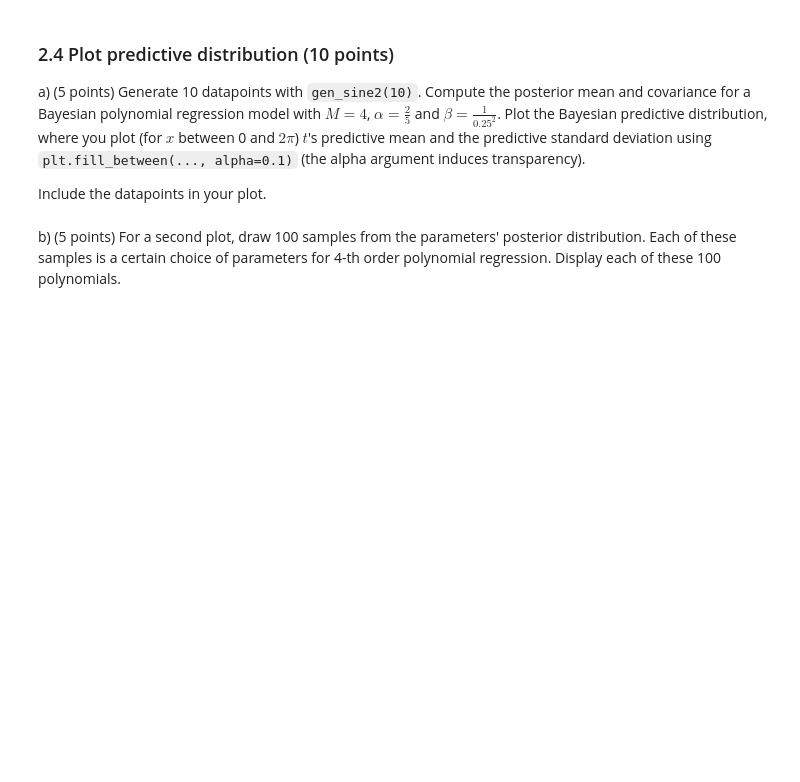
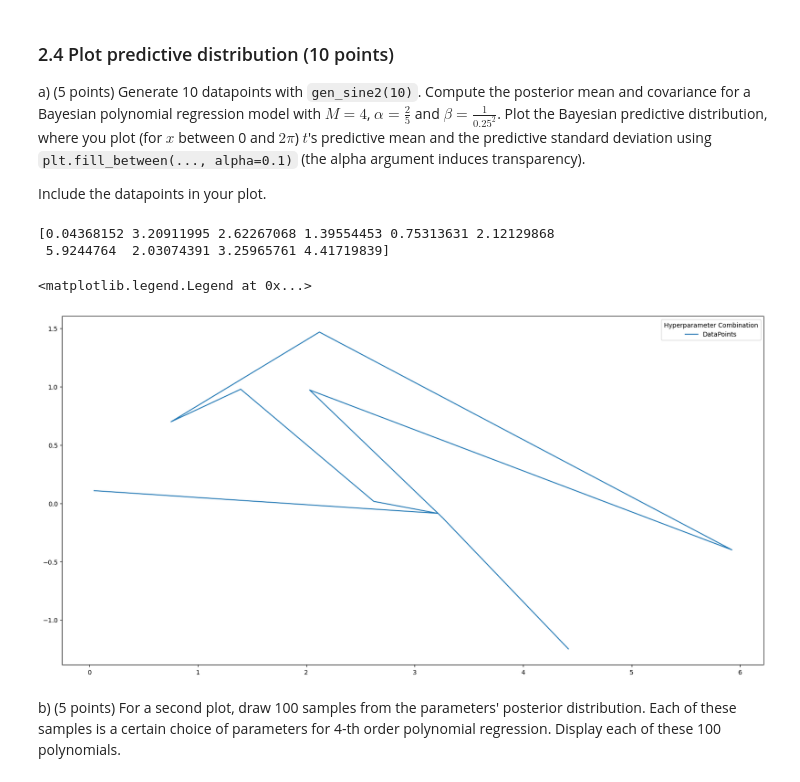
Before and after one commit to OlineRanum/Machine-Learning-1, a Jupyter notebook: Lab1/14244950_13239821_lab1.ipynb, the cells around one changed output. Drawn from its saved outputs; the diff is of its cells as text; code cells hidden in the pictures; blank space fills up the shorter version.

```diff
--- a/Lab1/14244950_13239821_lab1.ipynb
+++ b/Lab1/14244950_13239821_lab1.ipynb
@@ -539,13 +539,20 @@ Write a function that `predict_polynomial_bayes(x, m, S, beta)` that returns the
 def predict_polynomial_bayes(x, m, S, beta):
     M_Order = m.shape[0] - 1
     Phi = designmatrix(x, M_Order)
-    print(m.shape)
-    print(Phi.shape)
-    print(S.shape)
-    mean = Phi@m
-    sigma = 1/beta + Phi.T@S@Phi
+    sigma = []
+    mean = []
 
-    10x3 = 10x3 * 3x3 *
+    for i in range(x.shape[0]):
+        _Phi = Phi[i,:]
+        _sigma = 1/beta + _Phi.T@S@_Phi
+        _mean = _Phi@m
+
+        mean.append(_mean)
+        sigma.append(_sigma)
+
+
+    mean = np.array(mean)
+    sigma = np.array(sigma)
 
     return mean, sigma, Phi
 # %%
@@ -579,3 +578,23 @@ raise NotImplementedError()
+# %%
+x,t = gen_sine2(10)
+print(x)
+M = 4
+alpha = 2/5
+beta = 1/(0.25**2)
+
+
+m, S, Phi = fit_polynomial_bayes(x, t, M, alpha, beta)
+mean, sigma, Phi_pred = predict_polynomial_bayes(x, m, S, beta)
+
+
+#plt.plot(x, mean, label="Mean")
+plt.plot(x, t, label=f"DataPoints")
+plt.legend(title = "Hyperparameter Combination")
+# %% [output]
+[0.04368152 3.20911995 2.62267068 1.39554453 0.75313631 2.12129868
+ 5.9244764  2.03074391 3.25965761 4.41719839]
+<matplotlib.legend.Legend at 0x...>
+[figure, added]
 # %% [markdown]
 b) (5 points) For a second plot, draw 100 samples from the parameters' posterior distribution. Each of these samples is a certain choice of parameters for 4-th order polynomial regression.
 Display each of these 100 polynomials.
```
Also changed, not shown: parts of 3 cells of this notebook.
